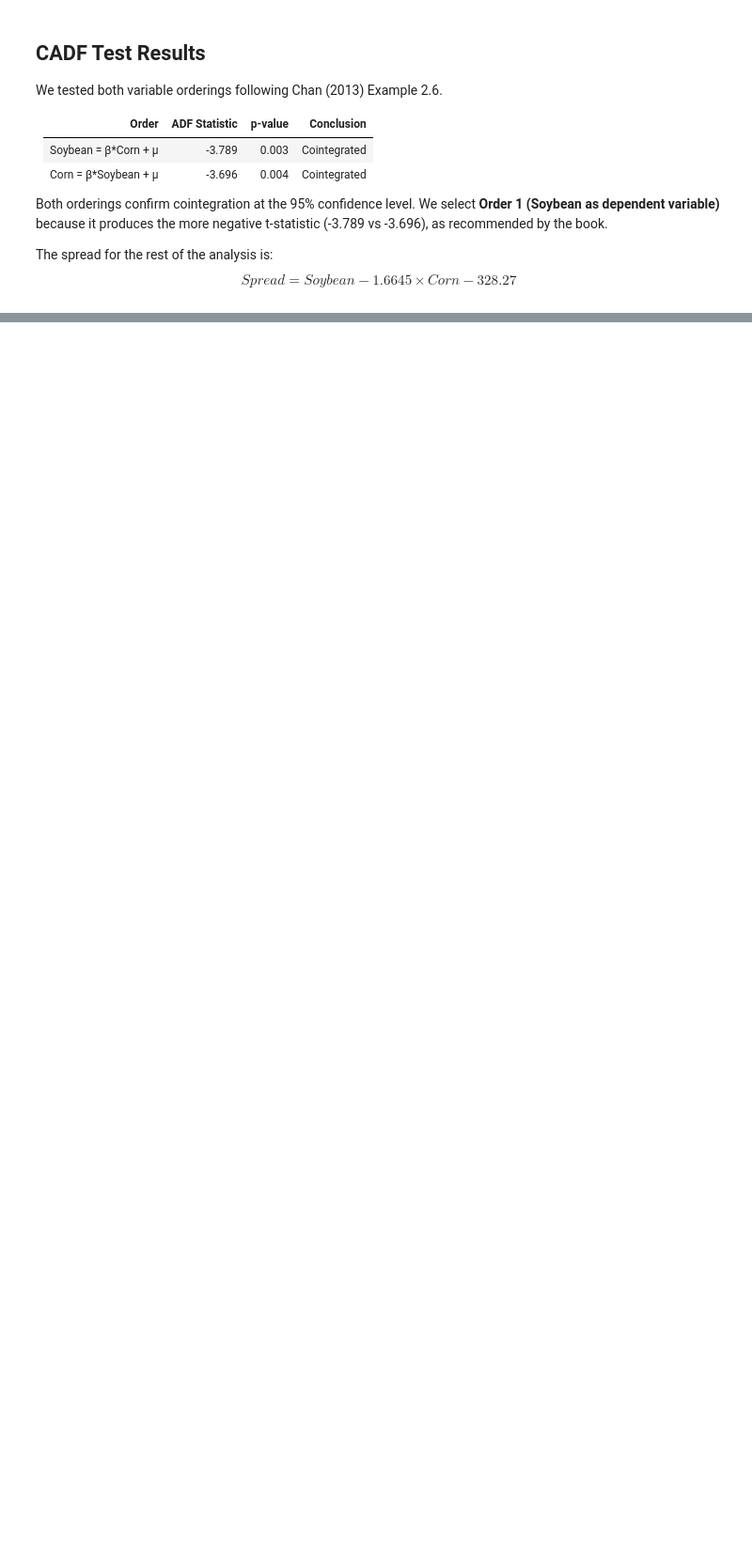
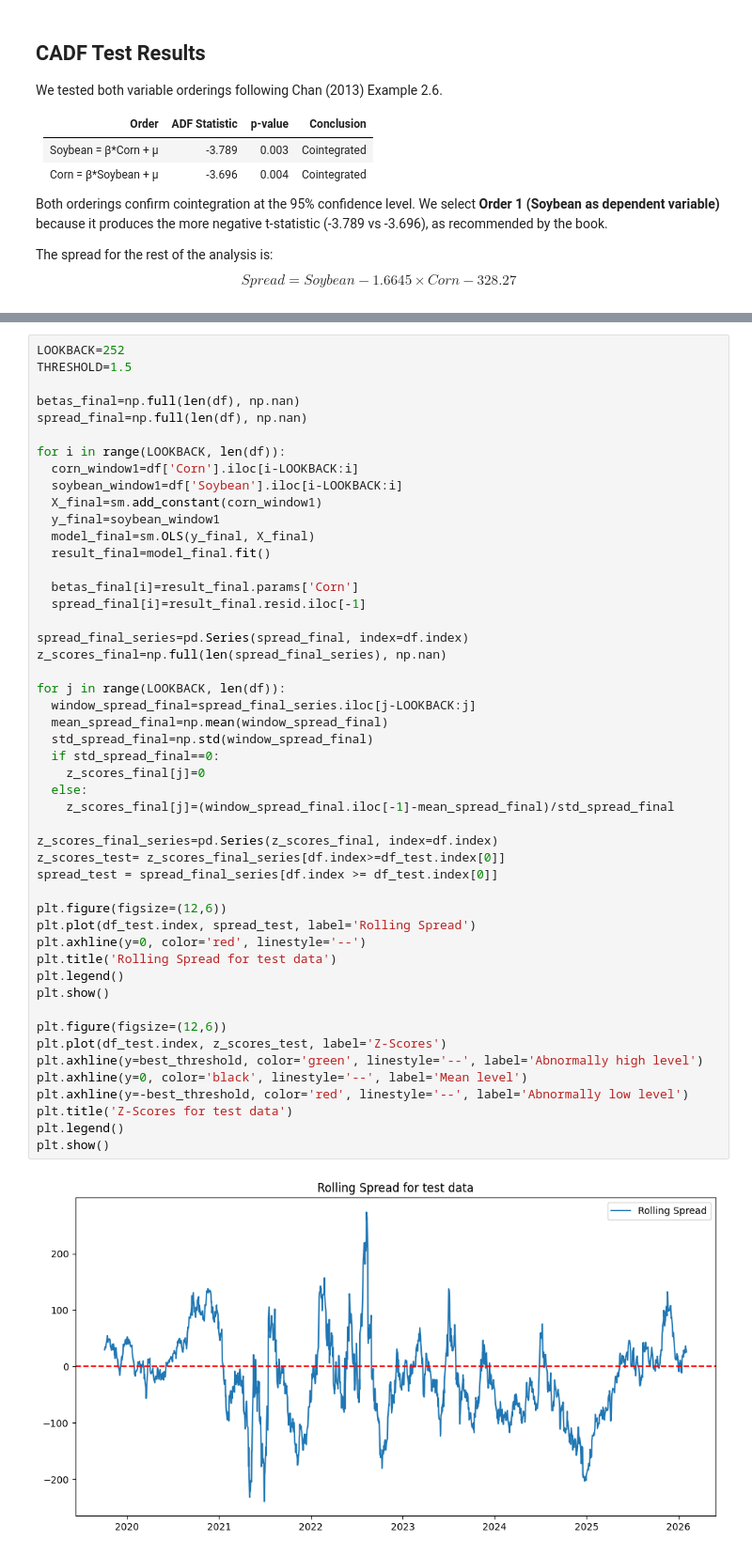
Before and after one commit to wiktorgrocholewski/Spring2026-TIC, a Jupyter notebook: 6_mean_reversion_strategy/strategy_Artem.ipynb, the cells around one changed output, grey strips where cells are left out. Shown at 94% size. Cells and saved outputs as stored; diff of their text form; blank space fills up the shorter version.

```diff
--- a/6_mean_reversion_strategy/strategy_Artem.ipynb
+++ b/6_mean_reversion_strategy/strategy_Artem.ipynb
@@ -150,0 +278,51 @@ $$Spread = Soybean - 1.6645 \times Corn - 328.27$$
+# %%
+LOOKBACK=252
+THRESHOLD=1.5
+
+betas_final=np.full(len(df), np.nan)
+spread_final=np.full(len(df), np.nan)
+
+for i in range(LOOKBACK, len(df)):
+  corn_window1=df['Corn'].iloc[i-LOOKBACK:i]
+  soybean_window1=df['Soybean'].iloc[i-LOOKBACK:i]
+  X_final=sm.add_constant(corn_window1)
+  y_final=soybean_window1
+  model_final=sm.OLS(y_final, X_final)
+  result_final=model_final.fit()
+
+  betas_final[i]=result_final.params['Corn']
+  spread_final[i]=result_final.resid.iloc[-1]
+
+spread_final_series=pd.Series(spread_final, index=df.index)
+z_scores_final=np.full(len(spread_final_series), np.nan)
+
+for j in range(LOOKBACK, len(df)):
+  window_spread_final=spread_final_series.iloc[j-LOOKBACK:j]
+  mean_spread_final=np.mean(window_spread_final)
+  std_spread_final=np.std(window_spread_final)
+  if std_spread_final==0:
+    z_scores_final[j]=0
+  else:
+    z_scores_final[j]=(window_spread_final.iloc[-1]-mean_spread_final)/std_spread_final
+
+z_scores_final_series=pd.Series(z_scores_final, index=df.index)
+z_scores_test= z_scores_final_series[df.index>=df_test.index[0]]
+spread_test = spread_final_series[df.index >= df_test.index[0]]
+
+plt.figure(figsize=(12,6))
+plt.plot(df_test.index, spread_test, label='Rolling Spread')
+plt.axhline(y=0, color='red', linestyle='--')
+plt.title('Rolling Spread for test data')
+plt.legend()
+plt.show()
+
+plt.figure(figsize=(12,6))
+plt.plot(df_test.index, z_scores_test, label='Z-Scores')
+plt.axhline(y=best_threshold, color='green', linestyle='--', label='Abnormally high level')
+plt.axhline(y=0, color='black', linestyle='--', label='Mean level')
+plt.axhline(y=-best_threshold, color='red', linestyle='--', label='Abnormally low level')
+plt.title('Z-Scores for test data')
+plt.legend()
+plt.show()
+# %% [output]
+[figure, added]
```
Also changed, not shown: parts of 9 cells of this notebook.
